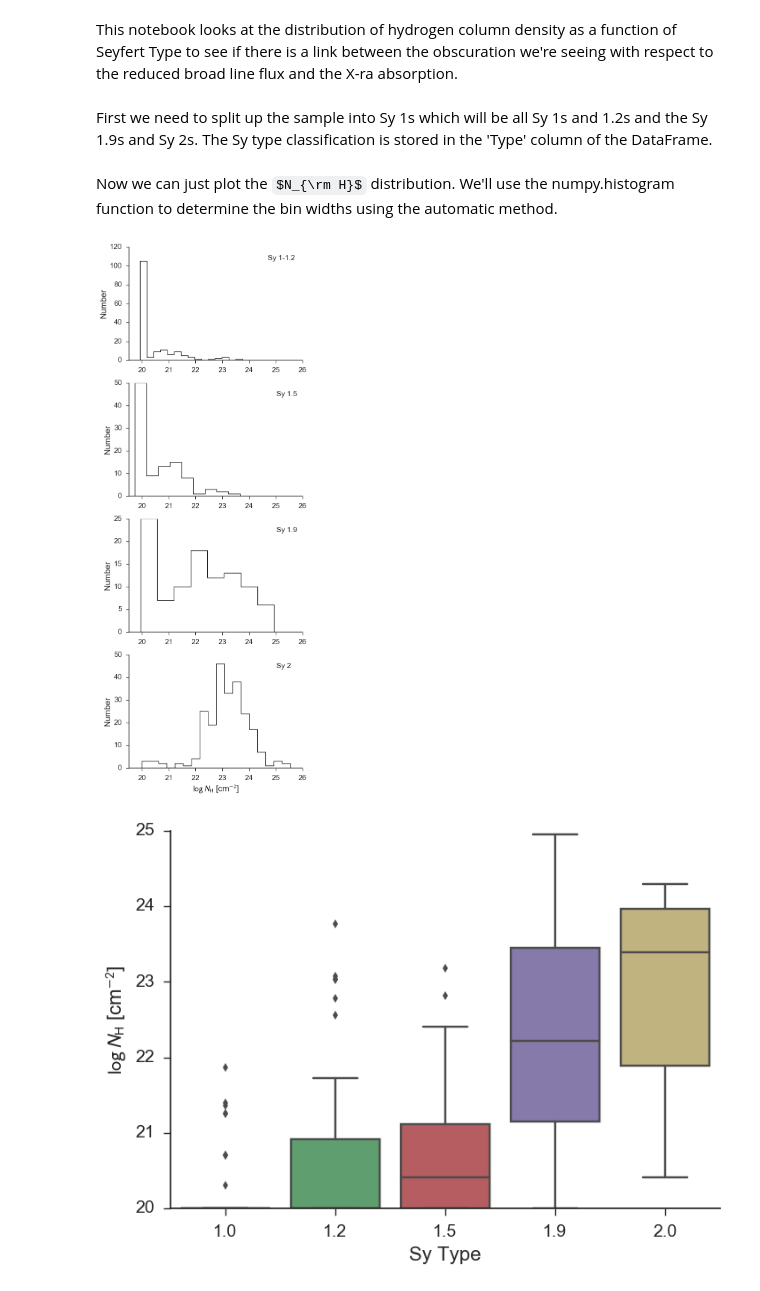
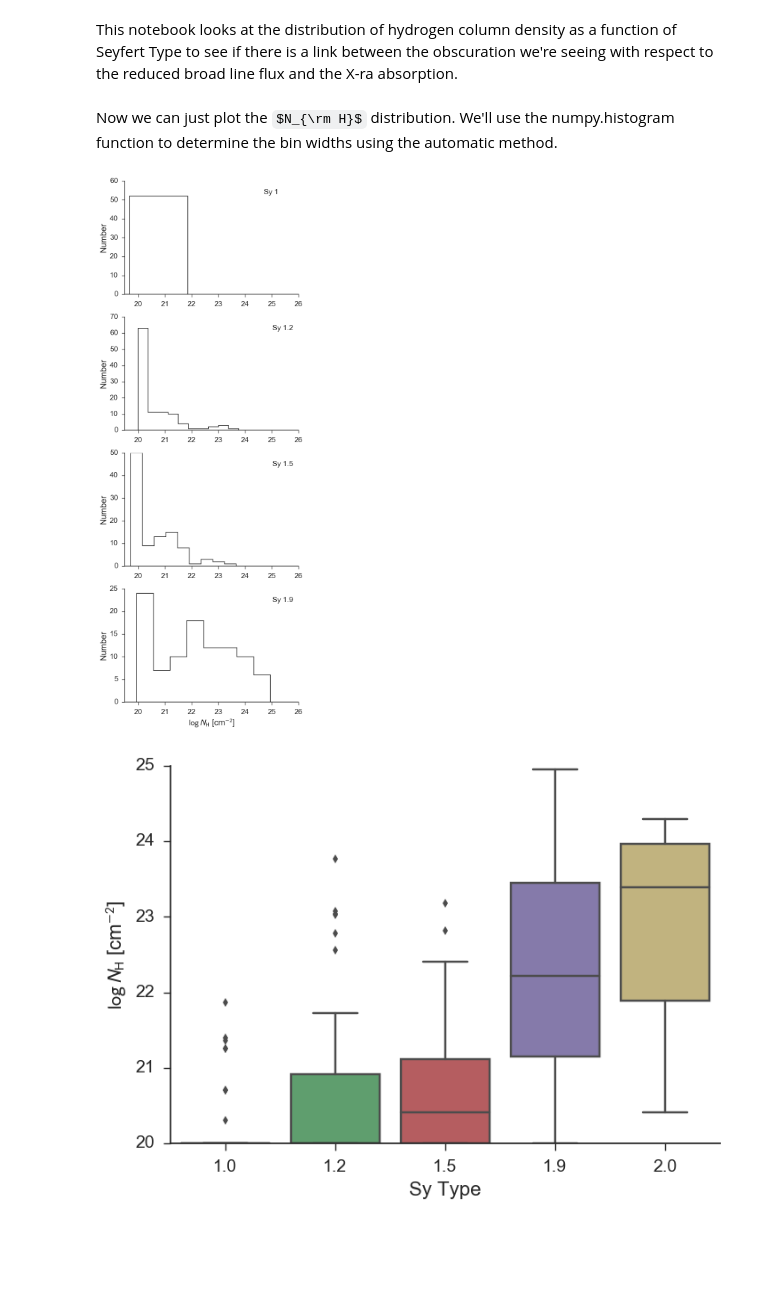
Before and after one commit to ttshimiz/bass-sy1_9-obscuration, a Jupyter notebook: notebooks/nh-distribution.ipynb, the cells around one changed output. Cells and saved outputs as stored; diff of their text form; code cells hidden in the pictures; some formulas as TeX source; blank space fills up the shorter version.

Commit message:
create NH distribution figure with only Type 1 sources

```diff
--- a/notebooks/nh-distribution.ipynb
+++ b/notebooks/nh-distribution.ipynb
@@ -17,12 +17,11 @@ execfile('/Users/ttshimiz/Dropbox/Research/figure_setup.py')
 bass_general = pd.read_csv('/Users/ttshimiz/Dropbox/Research/BASS/bass_general_dr1.csv', index_col=0, skiprows=[1])
 df = pd.read_csv('../data/cleaned_sample.csv', index_col=0)
 df_all = pd.read_csv('../data/cleaned_sample_all_seyferts.csv', index_col=0)
-# %% [markdown]
-First we need to split up the sample into Sy 1s which will be all Sy 1s and 1.2s and the Sy 1.9s and Sy 2s. The Sy type classification is stored in the 'Type' column of the DataFrame.
 # %%
 #ind_sy1 = (df['Type'] == 1) | (df['Type'] == 1.2)
 #ind_sy1_9 = (df['Type'] == 1.9)
-ind_sy1 = (df_all['Type'] == 1) | (df_all['Type'] == 1.2)
+ind_sy1 = (df_all['Type'] == 1)
+ind_sy1_2 = (df_all['Type'] == 1.2)
 ind_sy1_5 = (df_all['Type'] == 1.5)
 ind_sy1_9 = (df_all['Type'] == 1.9)
 ind_sy2 = (df_all['Type'] == 2)
@@ -31,36 +30,35 @@ Now we can just plot the $N_{\rm H}$ distribution. We'll use the numpy.histogram
 # %%
 fig = plt.figure(figsize=(6, 18))
 
 ax1= fig.add_subplot(411)
-ax1.hist(df_all['NH'][ind_sy1], bins='auto', color='k', histtype='step', lw=1.2)
+ax1.hist(df_all['NH'][ind_sy1], color='k', histtype='step', lw=1.2)
 ax1.set_xlim(19.5, 26)
 ax1.set_ylabel('Number')
-ax1.text(0.8, 0.9, 'Sy 1-1.2', ha='left', va='center', fontsize=14, transform=ax1.transAxes)
+ax1.text(0.8, 0.9, 'Sy 1', ha='left', va='center', fontsize=14, transform=ax1.transAxes)
 
 ax2= fig.add_subplot(412, sharex=ax1)
-ax2.hist(df_all['NH'][ind_sy1_5], bins='auto', color='k', histtype='step', lw=1.2)
+ax2.hist(df_all['NH'][ind_sy1_2], bins='auto', color='k', histtype='step', lw=1.2)
 ax2.set_xlim(19.5, 26)
 ax2.set_ylabel('Number')
-ax2.text(0.85, 0.9, 'Sy 1.5', ha='left', va='center', fontsize=14, transform=ax2.transAxes)
+ax2.text(0.85, 0.9, 'Sy 1.2', ha='left', va='center', fontsize=14, transform=ax2.transAxes)
 
 ax3= fig.add_subplot(413, sharex=ax1)
-ax3.hist(df_all['NH'][ind_sy1_9].dropna(), bins='auto', color='k', histtype='step', lw=1.2)
+ax3.hist(df_all['NH'][ind_sy1_5].dropna(), bins='auto', color='k', histtype='step', lw=1.2)
 ax3.set_xlim(19.5, 26)
 ax3.set_ylabel('Number')
-ax3.text(0.85, 0.9, 'Sy 1.9', ha='left', va='center', fontsize=14, transform=ax3.transAxes)
+ax3.text(0.85, 0.9, 'Sy 1.5', ha='left', va='center', fontsize=14, transform=ax3.transAxes)
 
 ax4= fig.add_subplot(414, sharex=ax1)
-ax4.hist(df_all['NH'][ind_sy2].dropna(), bins='auto', color='k', histtype='step', lw=1.2)
+ax4.hist(df_all['NH'][ind_sy1_9].dropna(), bins='auto', color='k', histtype='step', lw=1.2)
 ax4.set_xlim(19.5, 26)
 ax4.set_ylabel('Number')
 ax4.set_xlabel(r'$\log\,N_{\rm H}$ [cm$^{-2}$]')
-ax4.text(0.85, 0.9, 'Sy 2', ha='left', va='center', fontsize=14, transform=ax4.transAxes)
+ax4.text(0.85, 0.9, 'Sy 1.9', ha='left', va='center', fontsize=14, transform=ax4.transAxes)
 
 sn.despine()
-
-fig.savefig('../figures/nh_hists_all_types.pdf', bbox_inches='tight')
+#fig.savefig('../figures/nh_hists_all_types.pdf', bbox_inches='tight')
 # %% [output]
-[figure, old version]
+[figure, new version]
 # %%
 ax = sn.boxplot(x='Type', y='NH', data=df)
 ax.set_xlabel('Sy Type')
```
